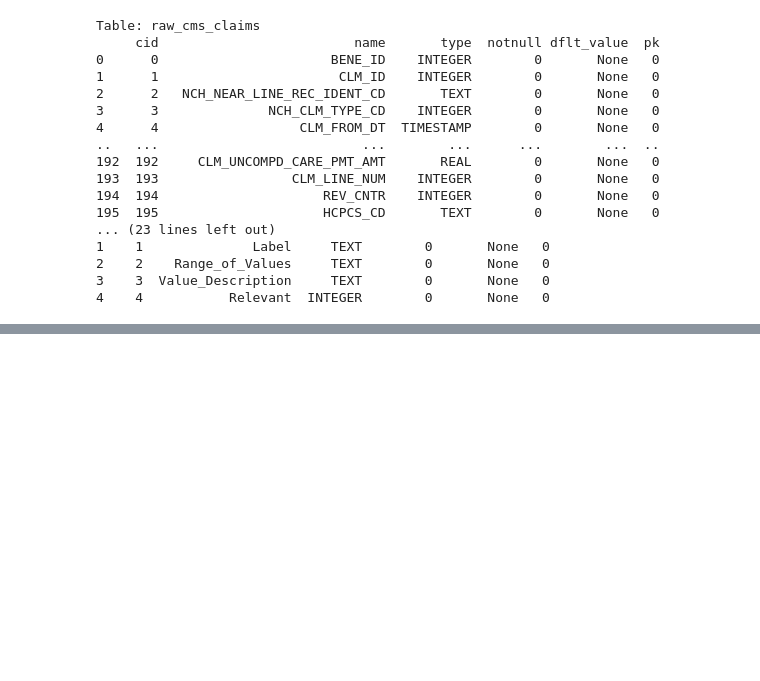
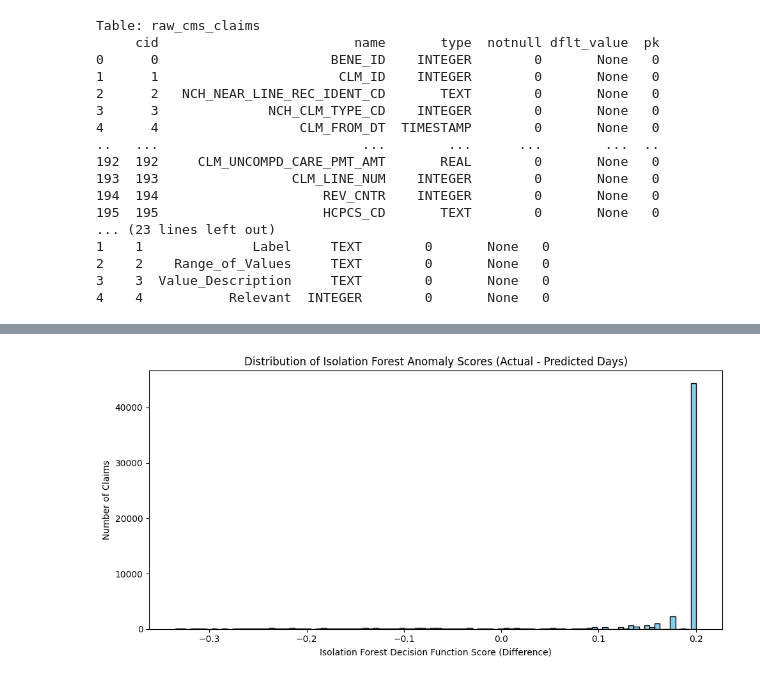
Before and after one commit to edauteuil-nuan/Hackathon25, a Jupyter notebook: dareynol.ipynb, the cells around one changed output, grey strips where cells are left out. Cells and saved outputs as stored; diff of their text form; code cells hidden in the pictures; blank space fills up the shorter version.

```diff
--- a/dareynol.ipynb
+++ b/dareynol.ipynb
@@ -311,0 +340,19 @@ plt.show()
+# %%
+from sklearn.ensemble import IsolationForest
+import numpy as np
+
+# Prepare the feature: difference between actual and predicted days
+diff_days_inpatient = df_inpatient_subset['CLM_NUM_DAYS'] - df_inpatient_subset['CLM_NUM_DAYS_RF_PRED']
+
+# Reshape for IsolationForest
+diff_reshape = diff_days_inpatient.values.reshape(-1, 1)
+
+# Fit IsolationForest on the difference
+iso_diff = IsolationForest(random_state=42, contamination='auto')
+iso_diff.fit(diff_reshape)
+
+# Get the decision function scores
+decision_scores = iso_diff.decision_function(diff_reshape)
+
+# Store the scores in the dataframe
+df_inpatient_subset['CLM_NUM_DAYS_IFOREST_DIFF_SCORE'] = decision_scores
@@ -312,3 +375,16 @@ plt.show()
+# %%
+import matplotlib.pyplot as plt
+
+# Visualize the Isolation Forest anomaly scores for the difference between actual and predicted days
+plt.figure(figsize=(10, 5))
+plt.hist(df_inpatient_subset['CLM_NUM_DAYS_IFOREST_DIFF_SCORE'], bins=100, color='skyblue', edgecolor='k')
+plt.xlabel('Isolation Forest Decision Function Score (Difference)')
+plt.ylabel('Number of Claims')
+plt.title('Distribution of Isolation Forest Anomaly Scores (Actual - Predicted Days)')
+plt.tight_layout()
+plt.show()
+# %% [output]
+[figure, added]
 # %%
 # THIS IS THE OLD ISOLATION FOREST CODE from when just using PRNCPAL_DGNS_CD and CLM_NUM_DAYS were being used
 
```
Also changed, not shown: parts of 12 cells of this notebook.
